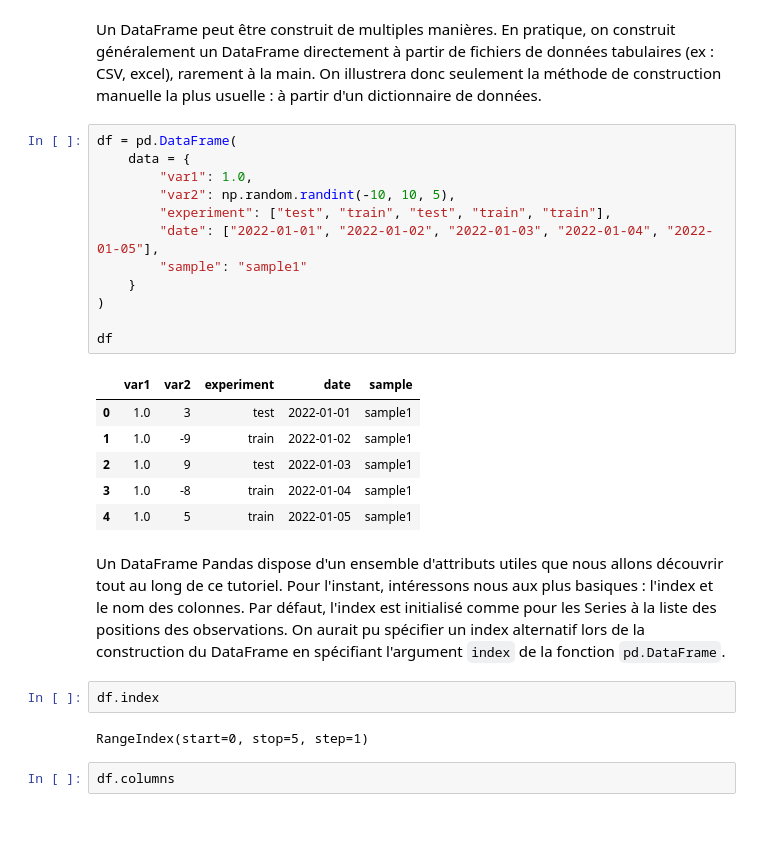
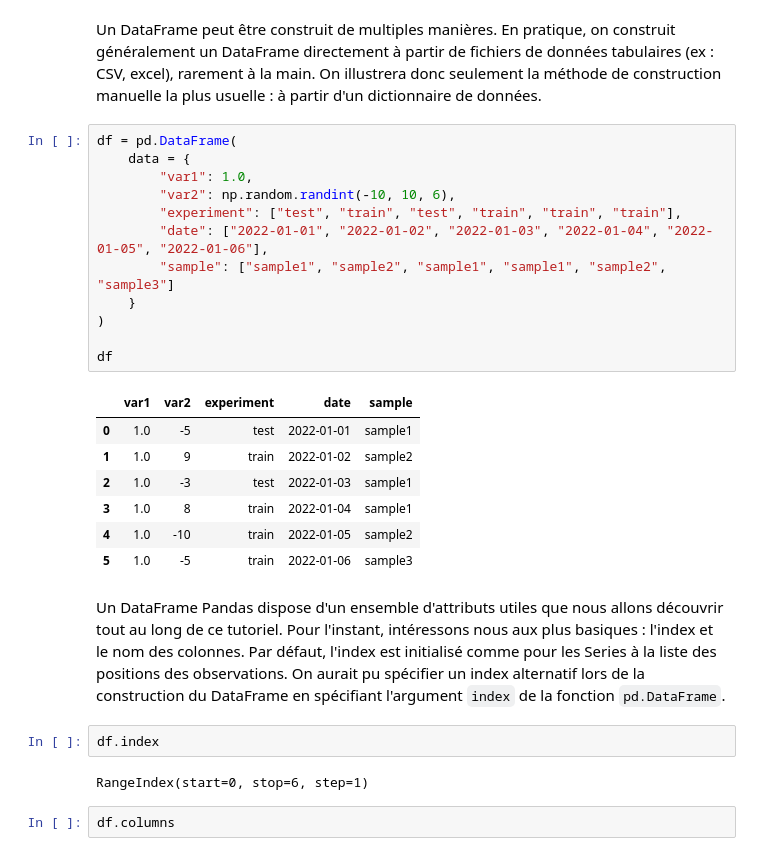
Before and after one commit to InseeFrLab/formation-python-initiation, a Jupyter notebook: source/manipulation/pandas/tutorial.ipynb, the cells around one changed output. Saved outputs shown, nothing was run; the diff lists cells and outputs as text; blank space fills up the shorter version.

```diff
--- a/source/manipulation/pandas/tutorial.ipynb
+++ b/source/manipulation/pandas/tutorial.ipynb
@@ -66,28 +66,29 @@ Un DataFrame peut être construit de multiples manières. En pratique, on constr
 # %%
 df = pd.DataFrame(
     data = {
         "var1": 1.0,
-        "var2": np.random.randint(-10, 10, 5),
-        "experiment": ["test", "train", "test", "train", "train"],
-        "date": ["2022-01-01", "2022-01-02", "2022-01-03", "2022-01-04", "2022-01-05"],
-        "sample": "sample1"
+        "var2": np.random.randint(-10, 10, 6),
+        "experiment": ["test", "train", "test", "train", "train", "train"],
+        "date": ["2022-01-01", "2022-01-02", "2022-01-03", "2022-01-04", "2022-01-05", "2022-01-06"],
+        "sample": ["sample1", "sample2", "sample1", "sample1", "sample2", "sample3"]
     }
 )
 
 df
 # %% [output]
 |  | var1 | var2 | experiment | date | sample |
-| 0 | 1.0 | 3 | test | 2022-01-01 | sample1 |
-| 1 | 1.0 | -9 | train | 2022-01-02 | sample1 |
-| 2 | 1.0 | 9 | test | 2022-01-03 | sample1 |
-| 3 | 1.0 | -8 | train | 2022-01-04 | sample1 |
-| 4 | 1.0 | 5 | train | 2022-01-05 | sample1 |
+| 0 | 1.0 | -5 | test | 2022-01-01 | sample1 |
+| 1 | 1.0 | 9 | train | 2022-01-02 | sample2 |
+| 2 | 1.0 | -3 | test | 2022-01-03 | sample1 |
+| 3 | 1.0 | 8 | train | 2022-01-04 | sample1 |
+| 4 | 1.0 | -10 | train | 2022-01-05 | sample2 |
+| 5 | 1.0 | -5 | train | 2022-01-06 | sample3 |
 # %% [markdown]
 Un DataFrame Pandas dispose d'un ensemble d'attributs utiles que nous allons découvrir tout au long de ce tutoriel. Pour l'instant, intéressons nous aux plus basiques : l'index et le nom des colonnes. Par défaut, l'index est initialisé comme pour les Series à la liste des positions des observations. On aurait pu spécifier un index alternatif lors de la construction du DataFrame en spécifiant l'argument `index` de la fonction `pd.DataFrame`.
 # %%
 df.index
 # %% [output]
-RangeIndex(start=0, stop=5, step=1)
+RangeIndex(start=0, stop=6, step=1)
 # %%
 df.columns
 # %% [output]
```
Also changed, not shown: parts of 44 cells of this notebook.
